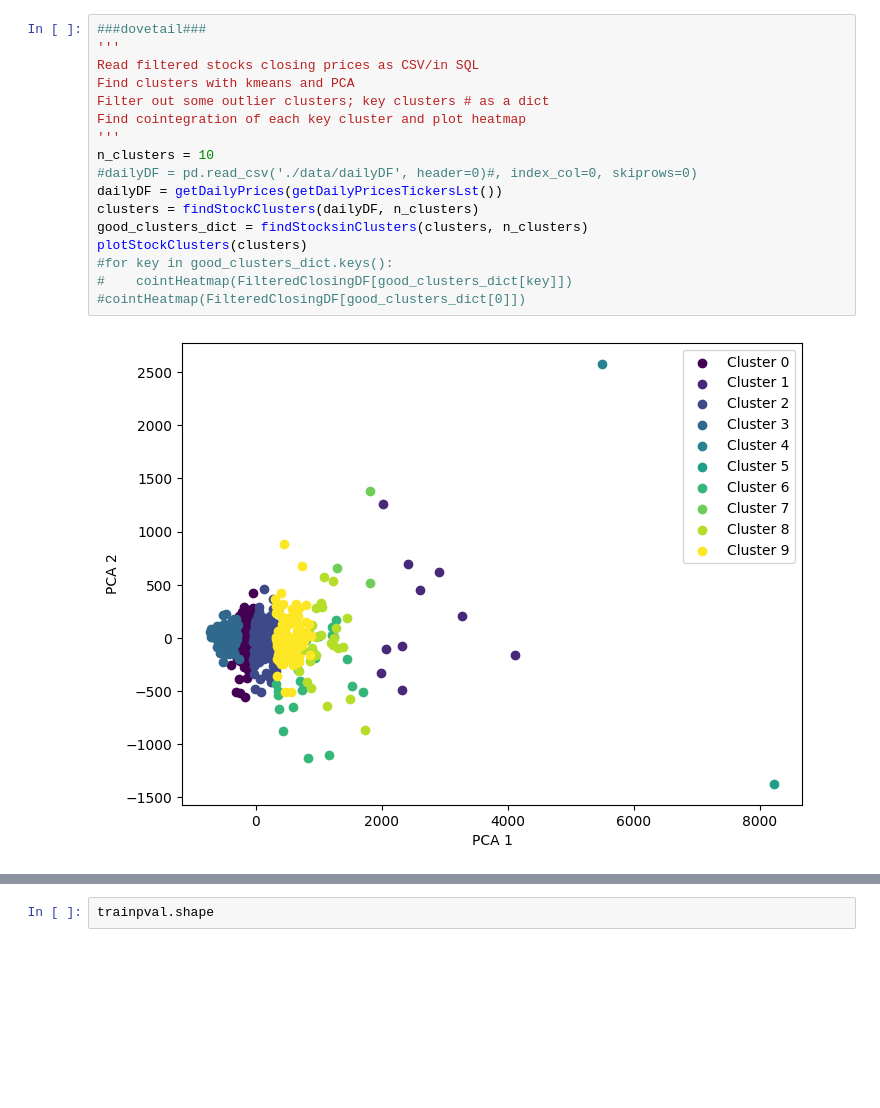
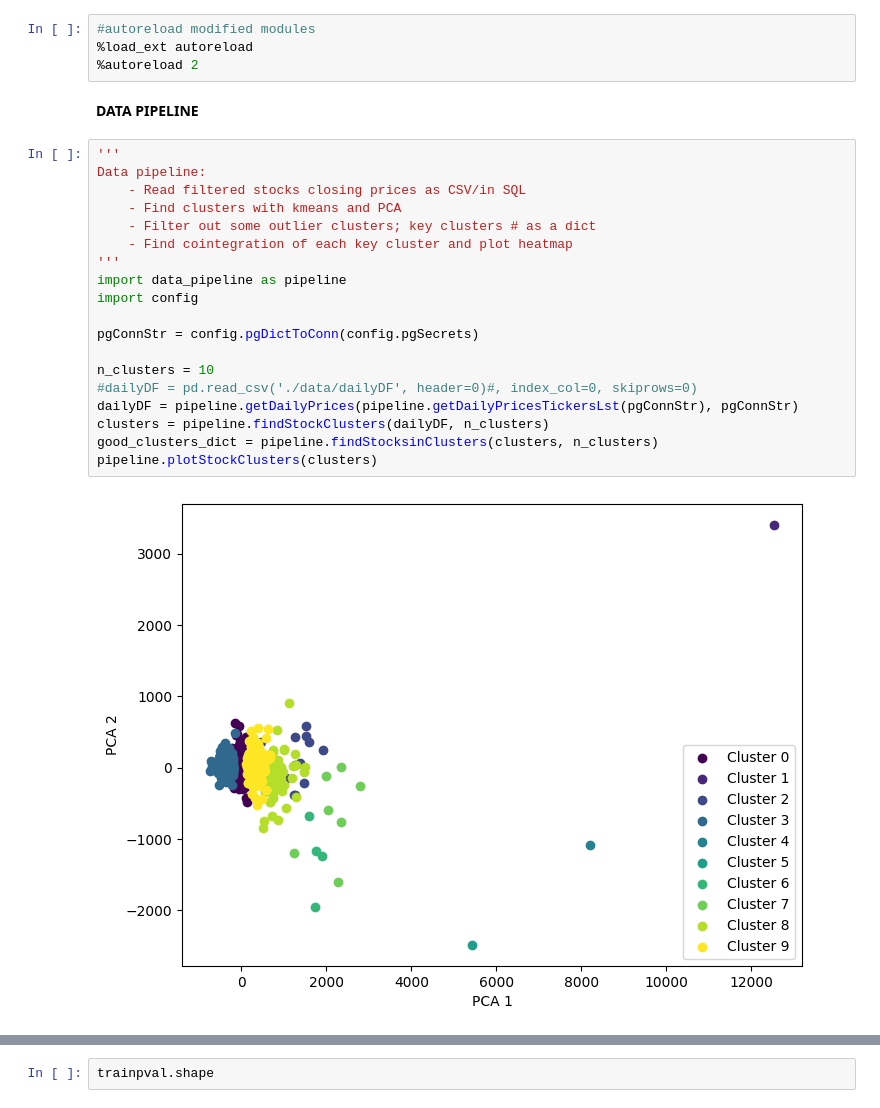
Before and after one commit to waikho/MADS_Capstone, a Jupyter notebook: RL/Pair_Trading_DQN.ipynb, the cells around one changed output, grey strips where cells are left out. Saved outputs shown, nothing was run; the diff lists cells and outputs as text; blank space fills up the shorter version.

Commit message:
RL_DQN_modules_230401

```diff
--- a/RL/Pair_Trading_DQN.ipynb
+++ b/RL/Pair_Trading_DQN.ipynb
@@ -630,22 +50,30 @@ def cointHeatmap(df):
+# %%
+#autoreload modified modules
+%load_ext autoreload
+%autoreload 2
+# %% [markdown]
+**DATA PIPELINE**
 # %%
-###dovetail###
 '''
-Read filtered stocks closing prices as CSV/in SQL
-Find clusters with kmeans and PCA
-Filter out some outlier clusters; key clusters # as a dict
-Find cointegration of each key cluster and plot heatmap
+Data pipeline:
+    - Read filtered stocks closing prices as CSV/in SQL
+    - Find clusters with kmeans and PCA
+    - Filter out some outlier clusters; key clusters # as a dict
+    - Find cointegration of each key cluster and plot heatmap
 '''
+import data_pipeline as pipeline
+import config
+
+pgConnStr = config.pgDictToConn(config.pgSecrets)
+
 n_clusters = 10
 #dailyDF = pd.read_csv('./data/dailyDF', header=0)#, index_col=0, skiprows=0)
-dailyDF = getDailyPrices(getDailyPricesTickersLst())
-clusters = findStockClusters(dailyDF, n_clusters)
-good_clusters_dict = findStocksinClusters(clusters, n_clusters)
-plotStockClusters(clusters)
-#for key in good_clusters_dict.keys():
-#    cointHeatmap(FilteredClosingDF[good_clusters_dict[key]])
-#cointHeatmap(FilteredClosingDF[good_clusters_dict[0]])
+dailyDF = pipeline.getDailyPrices(pipeline.getDailyPricesTickersLst(pgConnStr), pgConnStr)
+clusters = pipeline.findStockClusters(dailyDF, n_clusters)
+good_clusters_dict = pipeline.findStocksinClusters(clusters, n_clusters)
+pipeline.plotStockClusters(clusters)
 # %% [output]
-[figure, old version]
+[figure, new version]
 # %%
 #just to check how many stocks in each cluster
 for i in good_clusters_dict.keys():
```
Also changed, not shown: parts of 40 cells of this notebook, 4 other files.
